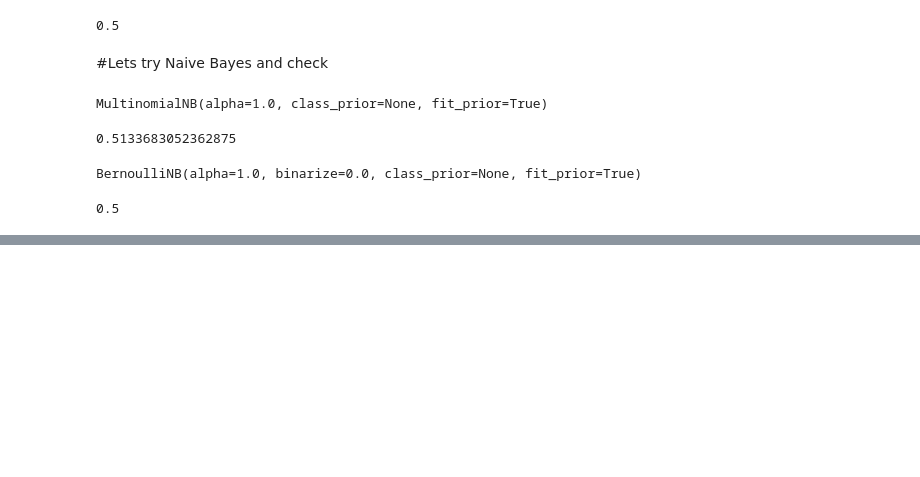
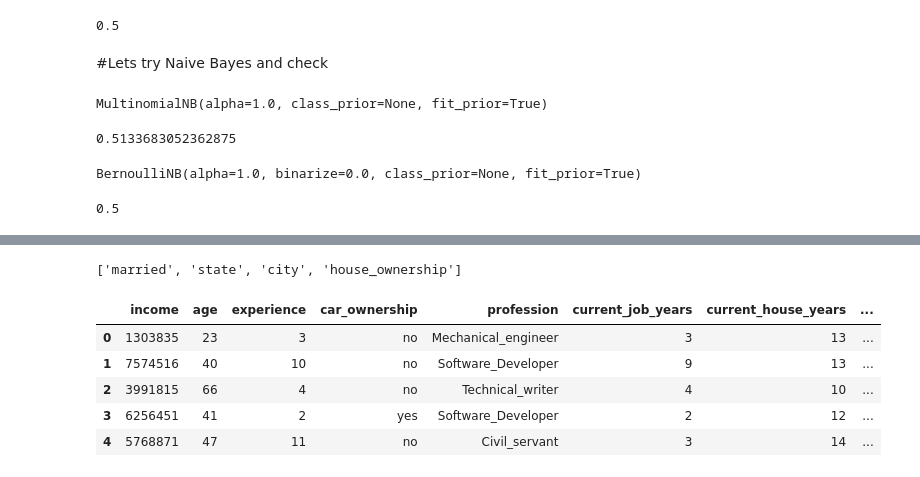
Before and after one commit to shameer-phy/ML, a Jupyter notebook: Hackathons/univ.ai/Loan_Default.ipynb, the cells around one changed output, grey strips where cells are left out. Cells and saved outputs as stored; diff of their text form; code cells hidden in the pictures; blank space fills up the shorter version.

```diff
--- a/Hackathons/univ.ai/Loan_Default.ipynb
+++ b/Hackathons/univ.ai/Loan_Default.ipynb
@@ -341,0 +425,2 @@ roc_auc_score(ytest,ypred)
+# %%
+drop_cols.append(obj_cols[3])
@@ -341,0 +447,3 @@ roc_auc_score(ytest,ypred)
+# %%
+drop_cols.append(obj_cols[4])
+#drop_cols.append(obj_cols[5])
@@ -341,0 +470,20 @@ roc_auc_score(ytest,ypred)
+# %%
+obj_cols
+drop_cols.remove('profession')
+#drop_cols.append('house_ownership')
+# %%
+drop_cols
+# %% [output]
+['married', 'state', 'city', 'house_ownership']
+# %%
+ldnew = ldnew.drop(drop_cols,axis=1)
+# %%
+ldnew = ldnew.drop('Id',axis=1)
+ldnew.head()
+# %% [output]
+|  | income | age | experience | car_ownership | profession | current_job_years | current_house_years | ... |
+| 0 | 1303835 | 23 | 3 | no | Mechanical_engineer | 3 | 13 | ... |
+| 1 | 7574516 | 40 | 10 | no | Software_Developer | 9 | 13 | ... |
+| 2 | 3991815 | 66 | 4 | no | Technical_writer | 4 | 10 | ... |
+| 3 | 6256451 | 41 | 2 | yes | Software_Developer | 2 | 12 | ... |
+| 4 | 5768871 | 47 | 11 | no | Civil_servant | 3 | 14 | ... |
```
Also changed, not shown: parts of 39 cells of this notebook.
